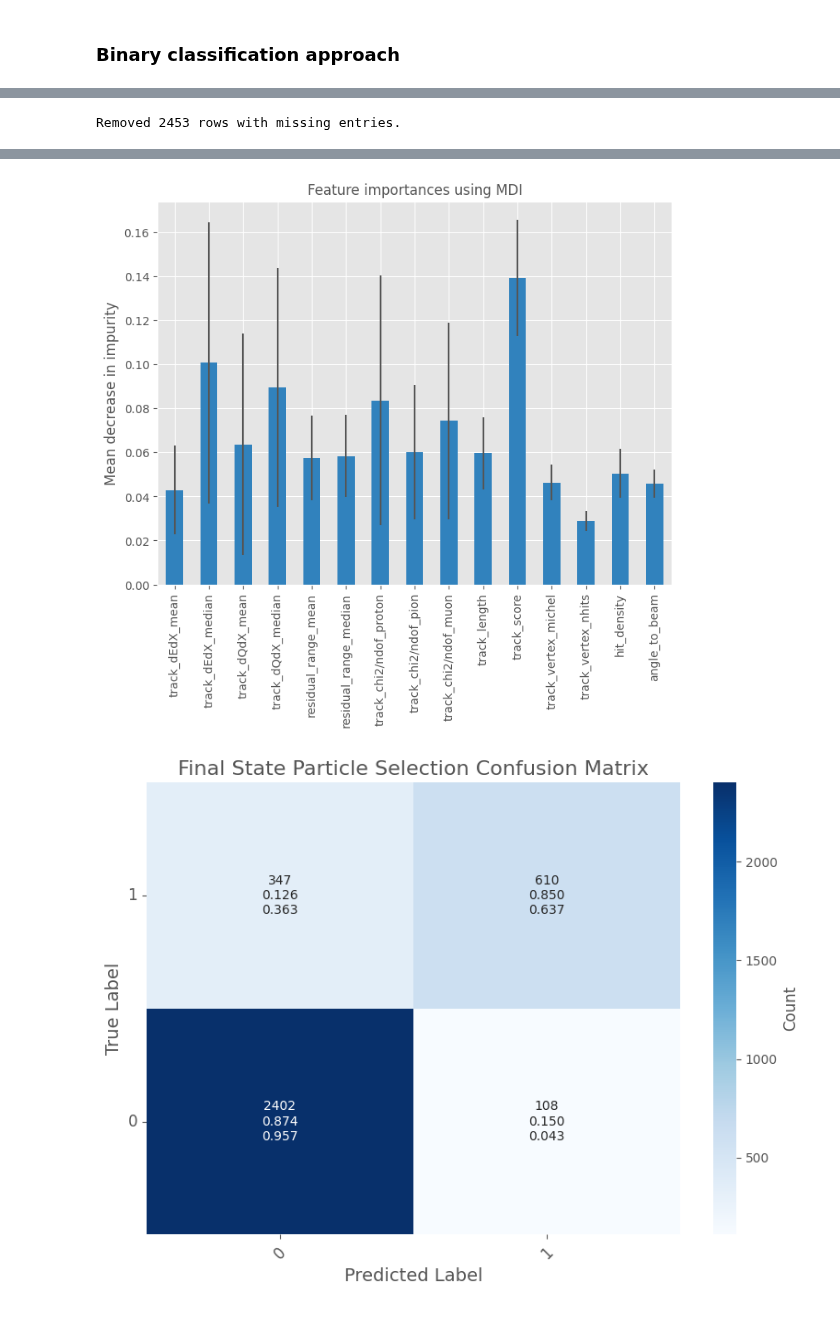
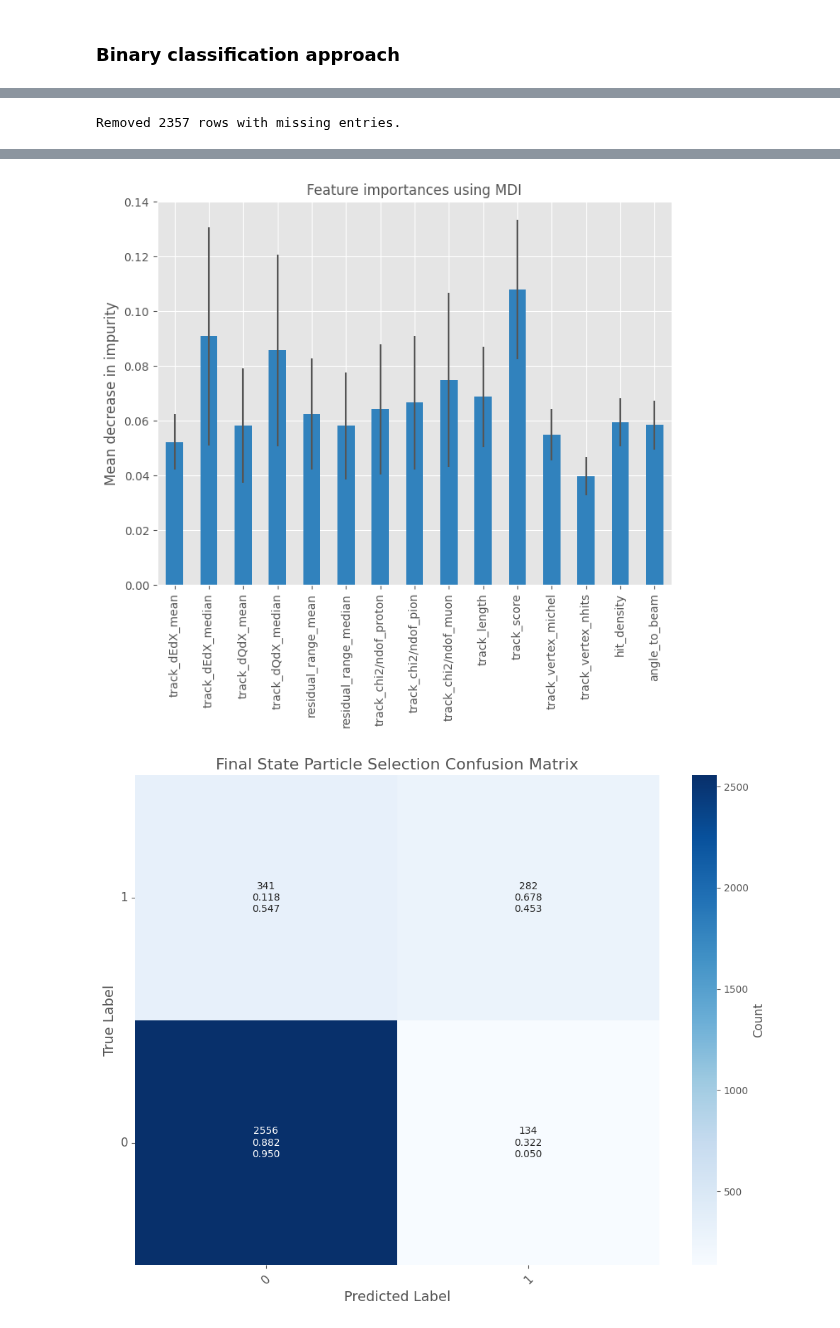
Before and after one commit to dlindebaum/pion-argon-xs-analysis, a Jupyter notebook: analysis/summer-placement/ML_selection.ipynb, the cells around one changed output, grey strips where cells are left out. Saved outputs shown, nothing was run; the diff lists cells and outputs as text; code cells hidden in the pictures.

```diff
--- a/analysis/summer-placement/ML_selection.ipynb
+++ b/analysis/summer-placement/ML_selection.ipynb
@@ -367,5 +347,5 @@ pi± efficiency: 0.514
 # %% [markdown]
 ### Binary classification approach
 # %%
-data = extract_observables(mc, size=21000, beam_selection_mask=combined_mask, verbose=True)
+data = extract_observables(mc, size=20000, beam_selection_mask=combined_mask, verbose=True)
 # %% [output]
@@ -376,8 +356,8 @@ Number of tracks: 19785
 # %%
-RF = RandomForestClassifier(n_estimators=100, random_state=42, class_weight="balanced");
+RF = RandomForestClassifier(n_estimators=100, random_state=42);
 RF, pion_purity, pion_efficiency = master_pion_selection(data=data, model=RF, verbose=True, plot_importances=True, plot_cm=True, binary_classification=True, consider_dropped_rows=False)
 # %% [output]
-Removed 2453 rows with missing entries.
+Removed 2357 rows with missing entries.
 A value is trying to be set on a copy of a slice from a DataFrame
 
 See the caveats in the documentation: https://pandas.pydata.org/pandas-docs/stable/user_guide/indexing.html#returning-a-view-versus-a-copy
@@ -396,2 +376,2 @@ pi± efficiency: 0.637
-[figure, old version]
+[figure, new version]
-[figure, old version]
+[figure, new version]
```
Also changed, not shown: parts of 16 cells of this notebook, 1 other file.
